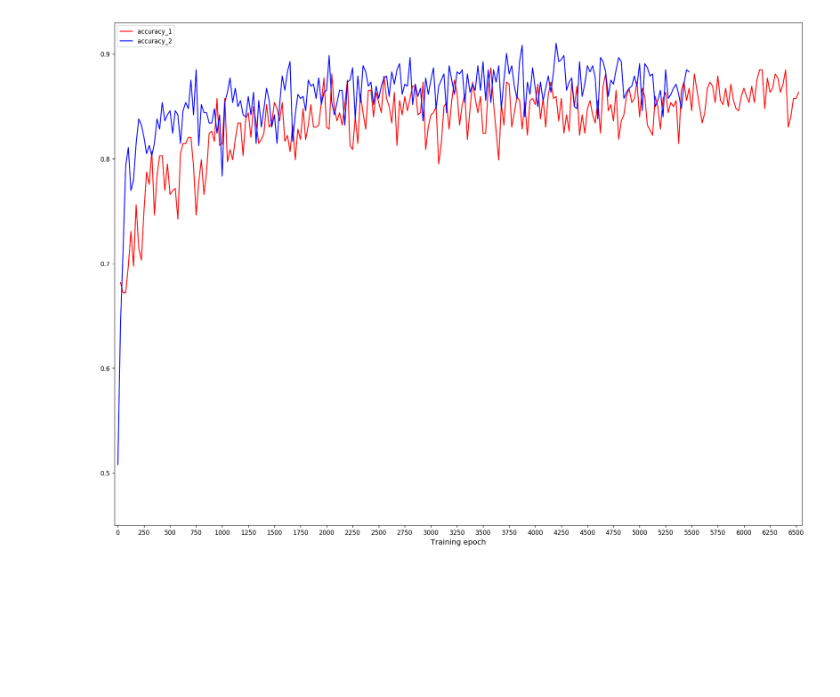
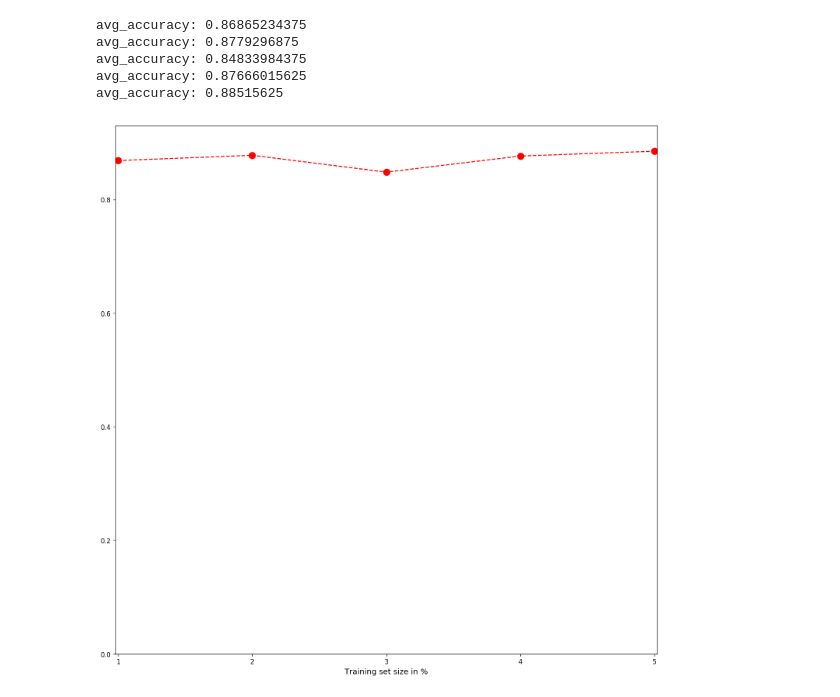
Before and after one commit to aleksmitov/microfossil_classification, a Jupyter notebook: data_plots.ipynb, the cells around one changed output. Cells and saved outputs as stored; diff of their text form; code cells hidden in the pictures; blank space fills up the shorter version.

```diff
--- a/data_plots.ipynb
+++ b/data_plots.ipynb
@@ -40,6 +40,7 @@ def get_max_key(dict):
 def get_cross_validation_data(dir_path):
     files = get_files_in_dir(dir_path)
     step_value_maps = [load_tensorflow_csv(file) for file in files]
+    #print("{} maps created".format(len(step_value_maps)))
     max_keys = [get_max_key(step_value_map) for step_value_map in step_value_maps]
     end_map_key = min(max_keys)
 
@@ -63,8 +64,8 @@ def get_cross_validation_data(dir_path):
 def plot_cross_validation(dir_path):
     steps, values = get_cross_validation_data(dir_path)
     # Everything's computed, time to draw some fancy stuff
-    plt.figure(figsize=(20,15), dpi=120) # Plot dimensions
-    plt.ylim(0.6,0.92) # Set range for y values
+    plt.figure(figsize=(13,15), dpi=120) # Plot dimensions
+    plt.ylim(0.45,0.92) # Set range for y values
     handle, = plt.plot(steps, values, "r-", label="Cross validation accuracy")
     plt.xticks(np.arange(0, 9600+1, 250))
     plt.legend(handles=[handle], loc='upper left')
@@ -72,46 +73,91 @@ def plot_cross_validation(dir_path):
     plt.xlabel("Training epoch", fontdict=None, labelpad=None, fontsize=12)
     pb.savefig("cross_validation.png", bbox_inches='tight')
     plt.show()
-    #print("Done plotting.")
 
 
-def plot_size_power(dir_path):
+def plot_size_power_curves(dir_path):
     files = get_files_in_dir(dir_path)
     files = sorted(files)
     labels = [os.path.splitext(os.path.basename(file))[0] for file in files]
-    colors = ["red", "blue", "green"]
+    colors = ["red", "blue", "green", "red", "blue", "green"]
     step_value_maps = [load_tensorflow_csv(file) for file in files]
     step_value_pairs = []
     steps = []
     values = []
     for step_value_map in step_value_maps:
         current_pairs = [(map_key, step_value_map[map_key]) for map_key in step_value_map]
         sorted_pairs = sorted(current_pairs, key=lambda tup: tup[0])
         step_value_pairs.append(sorted_pairs)
 
     for current_pairs in step_value_pairs:
         current_steps = [current_pair[0] for current_pair in current_pairs]
         current_values = [current_pair[1] for current_pair in current_pairs]
         steps.append(current_steps)
         values.append(current_values)
 
     # Everything's computed, time to draw some fancy stuff
     plt.figure(figsize=(20,15), dpi=120) # Plot dimensions
     plt.ylim(0.45,0.93) # Set range for y values
     plt.xticks(np.arange(0, 9600+1, 250))
     plt.margins(0.005)
     plt.xlabel("Training epoch", fontdict=None, labelpad=None, fontsize=12)
 
     handles = []
     for i in range(0, len(steps)):
         handle, = plt.plot(steps[i], values[i], label=labels[i], color=colors[i])
         handles.append(handle)
 
     plt.legend(handles=handles, loc='upper left')
     pb.savefig("size_power.png", bbox_inches='tight')
     plt.show()
 
 
-plot_size_power(DATA_ACCURACY_DIR_PATH)
+def plot_size_power_points(dir_path):
+    files = get_files_in_dir(dir_path)
+    files = sorted(files)
+    labels = [os.path.splitext(os.path.basename(file))[0] for file in files]
+    percents = [label.split("_")[1] for label in labels]
+    colors = ["red", "blue", "green", "red", "blue", "green"]
+    step_value_maps = [load_tensorflow_csv(file) for file in files]
+    avg_points = []
+    for step_value_map in step_value_maps:
+        current_pairs = [(map_key, step_value_map[map_key]) for map_key in step_value_map]
+        sorted_pairs = sorted(current_pairs, key=lambda tup: tup[0])
+        avg_accuracy = 0.0
+        total_points = 0.0
+        step_increment = 25
+        total_steps = int(500 / 25)
+        for i in range(len(sorted_pairs)-1, len(sorted_pairs)-total_steps-1, -1):
+            avg_accuracy += sorted_pairs[i][1]
+            total_points += 1
+        avg_accuracy /= total_points
+        print("avg_accuracy: {}".format(avg_accuracy))
+        avg_points.append(avg_accuracy)
+
+    # Everything's computed, time to draw some fancy stuff
+    plt.figure(figsize=(15,15), dpi=120) # Plot dimensions
+    plt.ylim(0.0,0.93) # Set range for y values
+    #plt.xticks(np.arange(0, 100+1, 10))
+    plt.margins(0.005)
+    plt.xlabel("Training set size in %", fontdict=None, labelpad=None, fontsize=12)
+
+    handles = []
+    for i in range(0, len(avg_points)):
+        handle, = plt.plot(percents[i], avg_points[i], "ro", ms=10)
+        handles.append(handle)
+    handle, = plt.plot(percents, avg_points, "r--")
+
+    #plt.legend(handles=handles, loc='upper left')
+    pb.savefig("size_power_points.png", bbox_inches='tight')
+    plt.show()
+
+
+#plot_cross_validation(DATA_ACCURACY_DIR_PATH)
+plot_size_power_points(DATA_ACCURACY_DIR_PATH)
 # %% [output]
+avg_accuracy: 0.86865234375
+avg_accuracy: 0.8779296875
+avg_accuracy: 0.84833984375
+avg_accuracy: 0.87666015625
+avg_accuracy: 0.88515625
-[figure, old version]
+[figure, new version]
```
